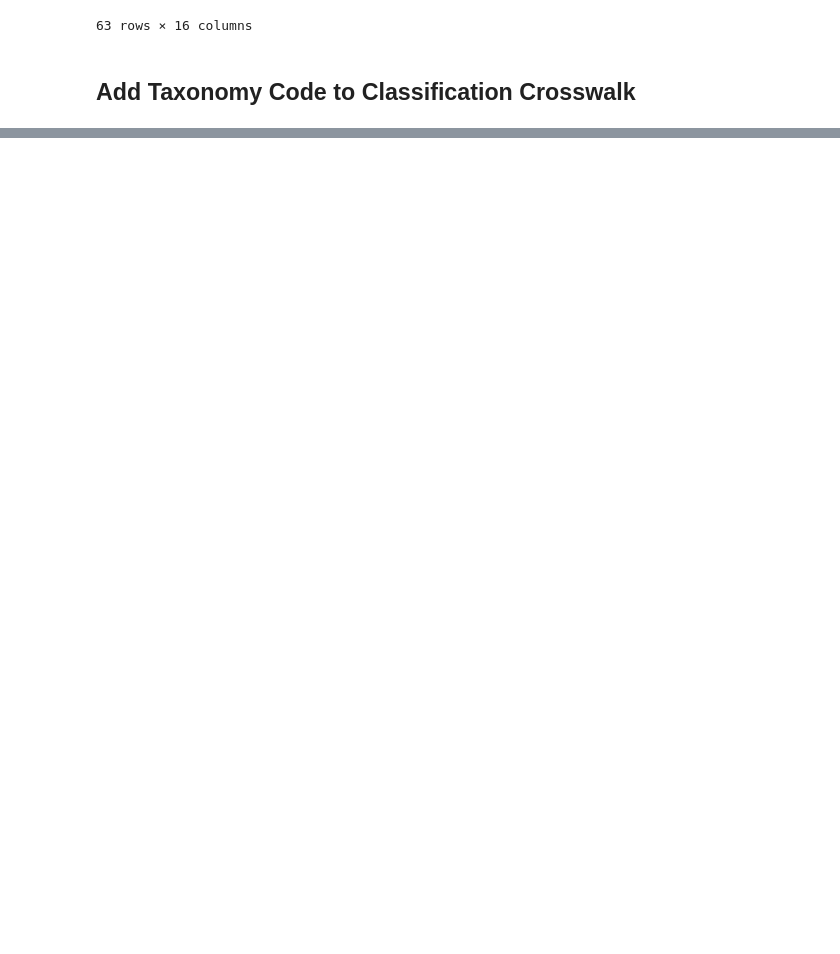
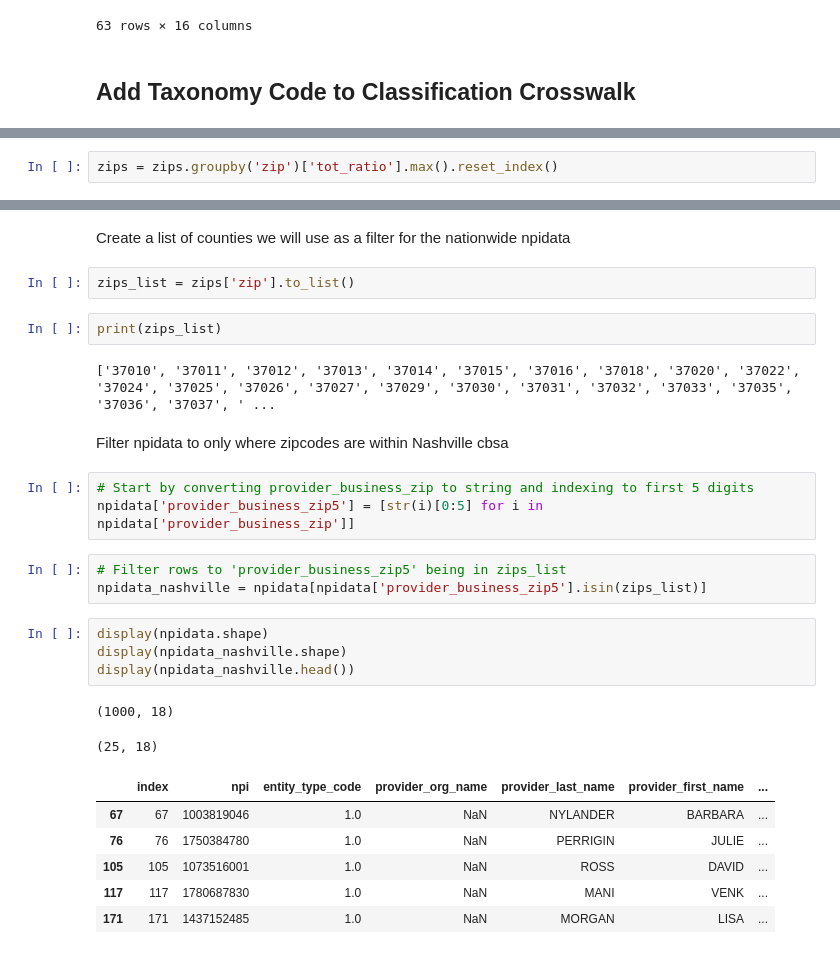
Before and after one commit to maevadevs/Hcbb-Hop-Team, a Jupyter notebook: notebooks/maeva-01-nppes-to-sqlite.ipynb, the cells around one changed output, grey strips where cells are left out. Drawn from its saved outputs; the diff is of its cells as text; blank space fills up the shorter version.

```diff
--- a/notebooks/maeva-01-data-wrangling-nppes-loading-to-sqlite.ipynb
+++ b/notebooks/maeva-01-nppes-to-sqlite.ipynb
@@ -223,0 +254,2 @@ provider_business_zip -> int -> str
+# %%
+zips = zips.groupby('zip')['tot_ratio'].max().reset_index()
@@ -223,0 +272,29 @@ provider_business_zip -> int -> str
+# %% [markdown]
+Create a list of counties we will use as a filter for the nationwide npidata
+# %%
+zips_list = zips['zip'].to_list()
+# %%
+print(zips_list)
+# %% [output]
+['37010', '37011', '37012', '37013', '37014', '37015', '37016', '37018', '37020', '37022', '37024', '37025', '37026', '37027', '37029', '37030', '37031', '37032', '37033', '37035', '37036', '37037', ' ...
+# %% [markdown]
+Filter npidata to only where zipcodes are within Nashville cbsa
+# %%
+# Start by converting provider_business_zip to string and indexing to first 5 digits
+npidata['provider_business_zip5'] = [str(i)[0:5] for i in npidata['provider_business_zip']]
+# %%
+# Filter rows to 'provider_business_zip5' being in zips_list
+npidata_nashville = npidata[npidata['provider_business_zip5'].isin(zips_list)]
+# %%
+display(npidata.shape)
+display(npidata_nashville.shape)
+display(npidata_nashville.head())
+# %% [output]
+(1000, 18)
+(25, 18)
+|  | index | npi | entity_type_code | provider_org_name | provider_last_name | provider_first_name | ... |
+| 67 | 67 | 1003819046 | 1.0 | NaN | NYLANDER | BARBARA | ... |
+| 76 | 76 | 1750384780 | 1.0 | NaN | PERRIGIN | JULIE | ... |
+| 105 | 105 | 1073516001 | 1.0 | NaN | ROSS | DAVID | ... |
+| 117 | 117 | 1780687830 | 1.0 | NaN | MANI | VENK | ... |
+| 171 | 171 | 1437152485 | 1.0 | NaN | MORGAN | LISA | ... |
```
Also changed, not shown: parts of 34 cells of this notebook, 2 other files.
